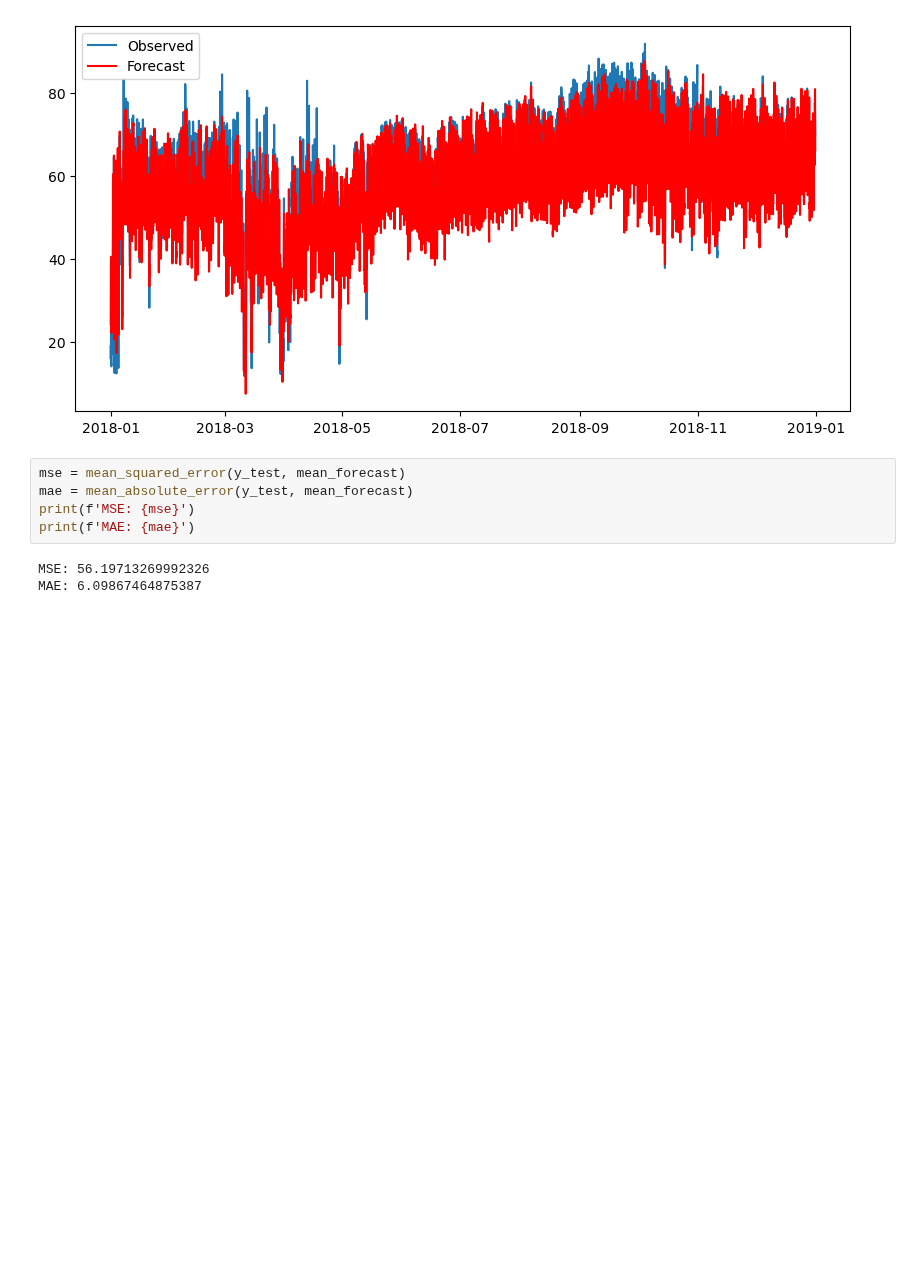
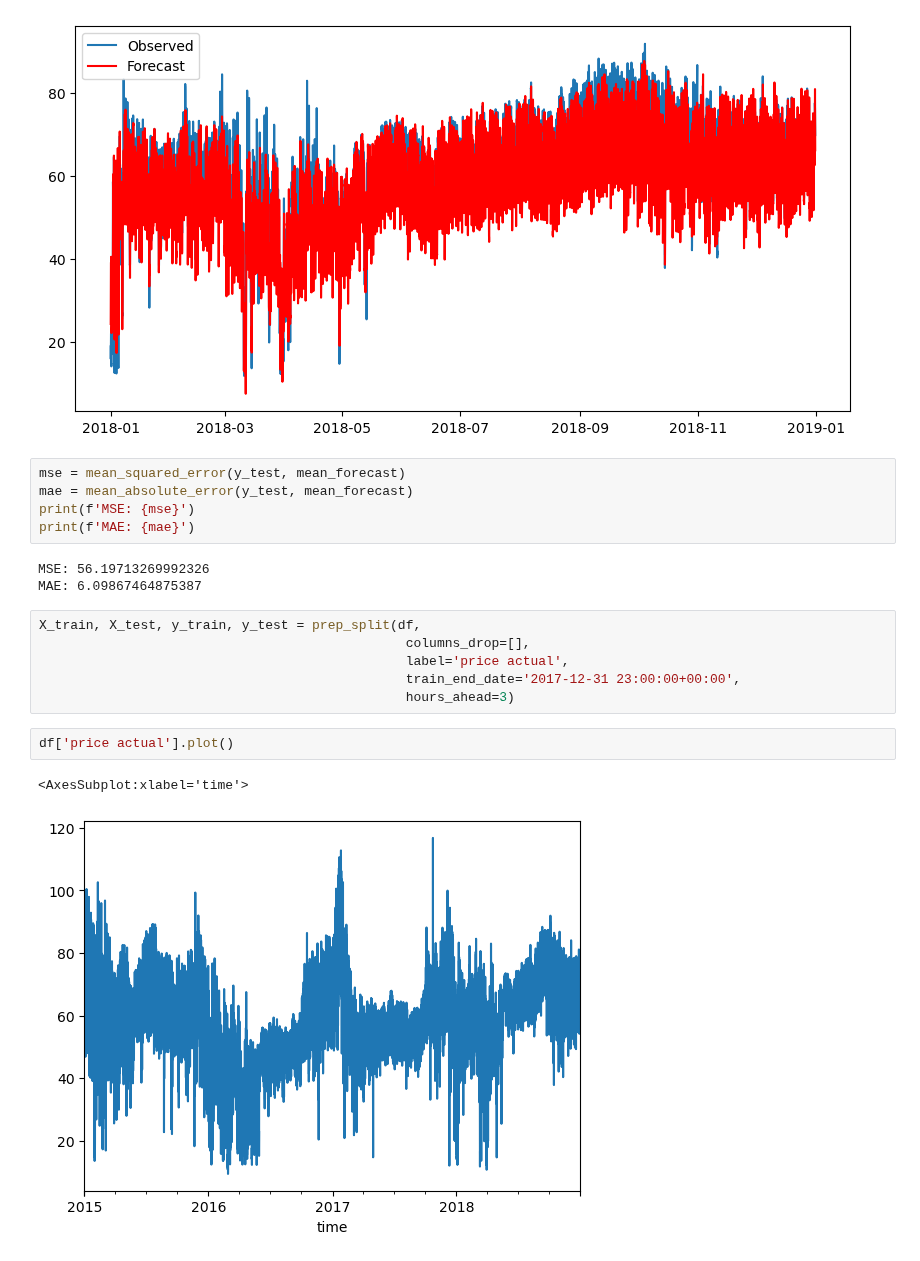
Before and after one commit to MDS-Mountain-Club/MDS_ML_Project, a Jupyter notebook: ARIMA/SARIMAX.ipynb, the cells around one changed output. Saved outputs shown, nothing was run; the diff lists cells and outputs as text; blank space fills up the shorter version.

```diff
--- a/ARIMA/SARIMAX.ipynb
+++ b/ARIMA/SARIMAX.ipynb
@@ -135,3 +130,14 @@ print(f'MAE: {mae}')
 # %% [output]
 MSE: 56.19713269992326
 MAE: 6.09867464875387
+# %%
+X_train, X_test, y_train, y_test = prep_split(df,
+                                               columns_drop=[],
+                                               label='price actual',
+                                               train_end_date='2017-12-31 23:00:00+00:00',
+                                               hours_ahead=3)
+# %%
+df['price actual'].plot()
+# %% [output]
+<AxesSubplot:xlabel='time'>
+[figure, added]
```
Also changed, not shown: parts of 1 cell of this notebook, 1 other file.
